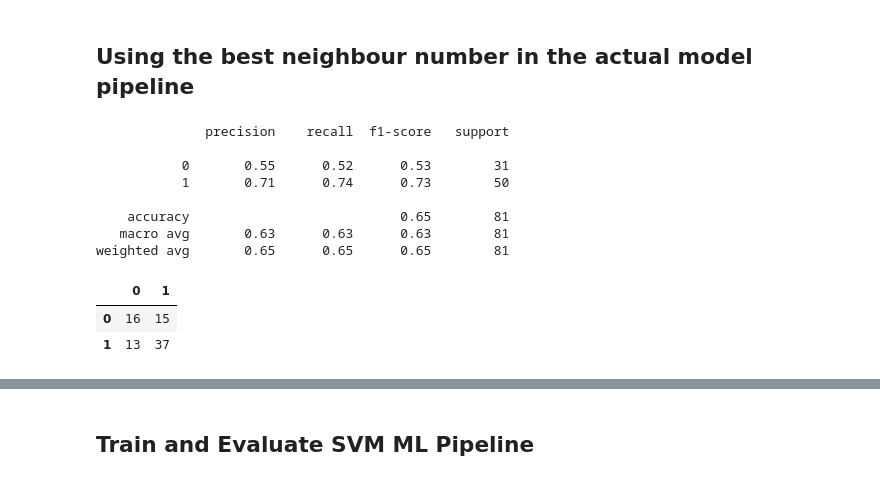
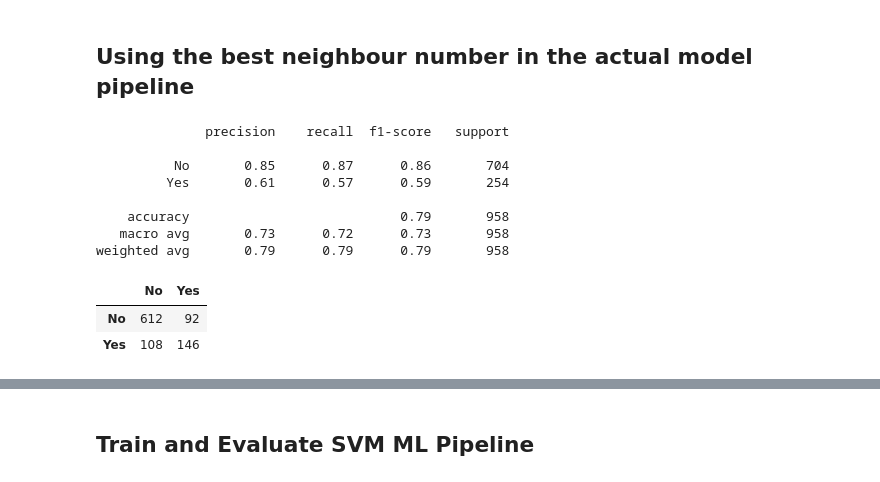
Before and after one commit to laravich/telco_churn_project, a Jupyter notebook: ML_challange2.ipynb, the cells around one changed output, grey strips where cells are left out. Saved outputs shown, nothing was run; the diff lists cells and outputs as text; code cells hidden in the pictures.

```diff
--- a/ML_challange2.ipynb
+++ b/ML_challange2.ipynb
@@ -110,10 +153,10 @@ len(df)
 ## 4. Splitting the data
 With limited amount of data (<1000) it is usually better to do the split with smaller split size (10%).
 # %%
-X = df.drop(columns=['ATTACK SUCCESS'])
-y = df['ATTACK SUCCESS']
+X = df.drop(columns=['Churn',"customerID" ])
+y = df['Churn']
 
 
-Xy_train, X_valid, Xy_train, y_valid = train_test_split(X, y, test_size=0.2, random_state=42, stratify=y)#Stratify makes sure that the split of the data will have the same proportion of the "y" variable as the original dataset. Basically the next line of code for the proportion checking becomes unnecessary.
-Xy_train.shape, X_valid.shape
+X1_train, X_valid, y1_train, y_valid = train_test_split(X, y, test_size=0.2, random_state=42, stratify=y) #Stratify makes sure that the split of the data will have the same proportion of the "y" variable as the original dataset. Basically the next line of code for the proportion checking becomes unnecessary. "y" referes to the column and not to "yes"!!
+X1_train.shape, X_valid.shape
 # %% [output]
@@ -214,0 +164,7 @@ df_clean.head()
+# %%
+X2 = X1_train
+y2 = y1_train
+
+
+X_train, X_test, y_train, y_test = train_test_split(X2, y2, test_size=0.2, random_state=42, stratify=y2)#Stratify makes sure that the split of the data will have the same proportion of the "y" variable as the original dataset. Basically the next line of code for the proportion checking becomes unnecessary.
+X_train.shape, X_test.shape
@@ -217,5 +177,5 @@ df_clean.head()
 
 We will need to treat these features separately just like before
 # %%
-categorical_features = X_train.select_dtypes(include=['object', 'category']).columns.tolist()
+categorical_features = X_train.select_dtypes(include=['object', 'category', 'string']).columns.tolist()
 numeric_features = X_train.select_dtypes(include=['int', 'float']).columns.tolist()
@@ -311,17 +265,18 @@ scores
 # %% [markdown]
 ### This first part is for finding the best neighbour in the current split.
 # %%
-from sklearn.neighbors import KNeighborsClassifier
-from sklearn.model_selection import cross_val_score
+# from sklearn.neighbors import KNeighborsClassifier
+# from sklearn.model_selection import cross_val_score
 
-best_neighbour = {}
-for n in range(1, 51, 2):
-    pipeline_knn = Pipeline([("scaler", StandardScaler().set_output(transform="pandas")),
-                            ("model", KNeighborsClassifier(n_neighbors=n))])
-    pipeline_knn.fit(X_train, y_train)
-    y_pred = pipeline_knn.predict(X_test)
+# best_neighbour = {}
+# for n in range(1, 51, 2):
+#     pipeline_knn = Pipeline([("pre_process", preprocessor),
+#                             ("scaler", StandardScaler().set_output(transform="pandas")),
+#                             ("model", KNeighborsClassifier(n_neighbors=n))])
+#     pipeline_knn.fit(X_train, y_train)
+#     y_pred = pipeline_knn.predict(X_test)
 
-    best_neighbour[n] = cross_val_score(pipeline_knn, X_train, y_train, cv=3, scoring="f1_macro").mean()
+#     best_neighbour[n] = cross_val_score(pipeline_knn, X_train, y_train, cv=3, scoring="f1_macro").mean()
 
-df_neighbour = pd.DataFrame(list(best_neighbour.items()), columns=["n_neighbours", "f1_score"])
+# df_neighbour = pd.DataFrame(list(best_neighbour.items()), columns=["n_neighbours", "f1_score"])
 # %%
@@ -331,29 +287,29 @@ fig.show()
 ## Using the best neighbour number in the actual model pipeline
 # %%
 pipeline_knn = Pipeline([("pre_process", preprocessor),
-                            ("model", KNeighborsClassifier(n_neighbors=9))])
+                            ("model", KNeighborsClassifier(n_neighbors=11))])
 
 pipeline_knn.fit(X_train, y_train)
 y_pred = pipeline_knn.predict(X_test)
 
 class_labels = pipeline_knn.named_steps['model'].classes_
 
 print(classification_report(y_test, y_pred))
 
 pd.DataFrame(confusion_matrix(y_test, y_pred),
              columns=class_labels, index=class_labels)
 # %% [output]
               precision    recall  f1-score   support
 
-           0       0.55      0.52      0.53        31
-           1       0.71      0.74      0.73        50
+          No       0.85      0.87      0.86       704
+         Yes       0.61      0.57      0.59       254
 
-    accuracy                           0.65        81
-   macro avg       0.63      0.63      0.63        81
-weighted avg       0.65      0.65      0.65        81
+    accuracy                           0.79       958
+   macro avg       0.73      0.72      0.73       958
+weighted avg       0.79      0.79      0.79       958
-|  | 0 | 1 |
-| 0 | 16 | 15 |
-| 1 | 13 | 37 |
+|  | No | Yes |
+| No | 612 | 92 |
+| Yes | 108 | 146 |
 # %%
 scores['knn'] = round(f1_score(y_test, y_pred, average='weighted'), 3)
 scores
```
Also changed, not shown: parts of 74 cells of this notebook, 2 other files.
